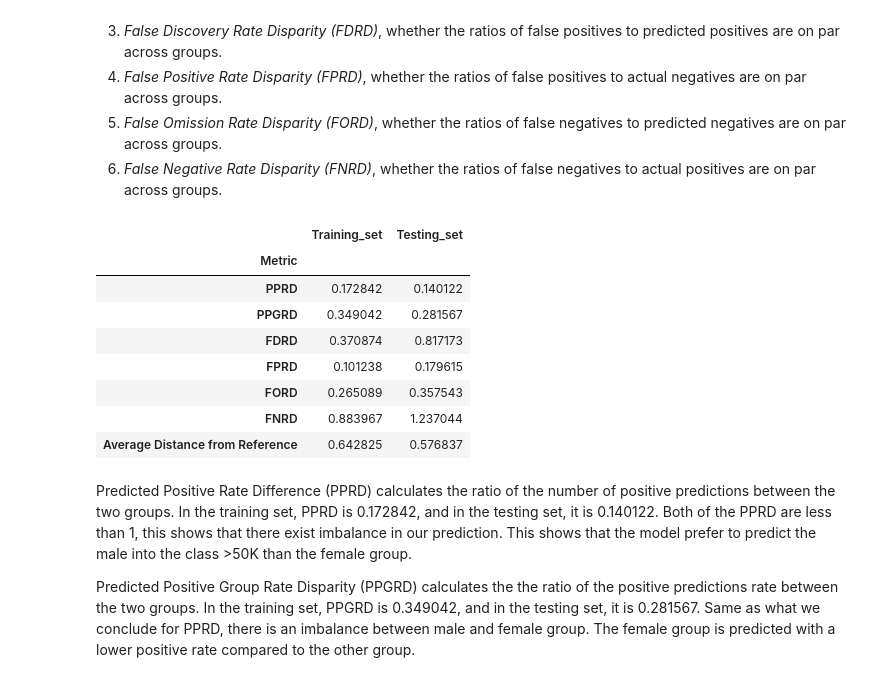
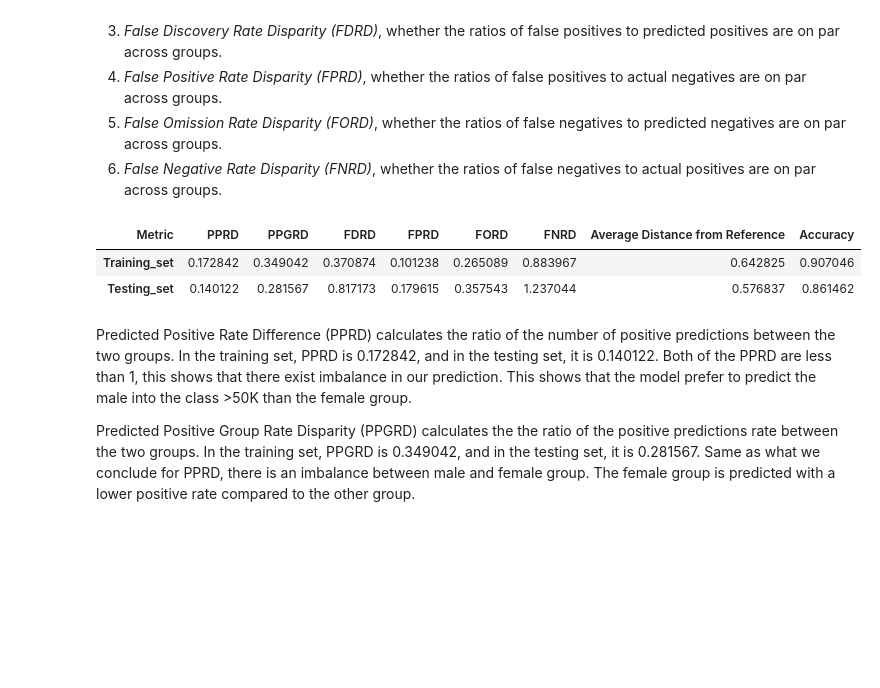
Before and after one commit to wsl0917/DSCI430_module2_assignment, a Jupyter notebook: Module 4 Assignment-1.ipynb, the cells around one changed output. Saved outputs shown, nothing was run; the diff lists cells and outputs as text; code cells hidden in the pictures; blank space fills up the shorter version.

```diff
--- a/Module 4 Assignment-1.ipynb
+++ b/Module 4 Assignment-1.ipynb
@@ -284,32 +284,27 @@ def fairness_metrics(model,test_x,test_y,gender_exist=True,is_TEST = False):
   AVG_D = sum(abs(value - 1) for value in dict.values()) / 6
 
   dict["Average Distance from Reference"] = AVG_D
+  dict["Accuracy"] = model.score(test_x, test_y)
 
 
   metrics_df =  pd.DataFrame(list(dict.items()), columns=['Metric', 'Value'])
   return metrics_df
 # %%
-
+results_dict = {}
 
 results_dict = {
  "Training_set": fairness_metrics(clf,pd.DataFrame(X_train_transformed, columns=column_names),y_train),
  "Testing_set": fairness_metrics(clf,pd.DataFrame(X_test_transformed, columns=column_names),y_test)
 }
 
 results_df = pd.concat(
-    {name: result.set_index('Metric')['Value'] for name, result in results_dict.items()}, axis=1)
+    {name: result.set_index('Metric')['Value'] for name, result in results_dict.items()}, axis=1).T
 
 results_df
 # %% [output]
-|  | Training_set | Testing_set |
-| Metric |  |  |
-| PPRD | 0.172842 | 0.140122 |
-| PPGRD | 0.349042 | 0.281567 |
-| FDRD | 0.370874 | 0.817173 |
-| FPRD | 0.101238 | 0.179615 |
-| FORD | 0.265089 | 0.357543 |
-| FNRD | 0.883967 | 1.237044 |
-| Average Distance from Reference | 0.642825 | 0.576837 |
+| Metric | PPRD | PPGRD | FDRD | FPRD | FORD | FNRD | Average Distance from Reference | Accuracy |
+| Training_set | 0.172842 | 0.349042 | 0.370874 | 0.101238 | 0.265089 | 0.883967 | 0.642825 | 0.907046 |
+| Testing_set | 0.140122 | 0.281567 | 0.817173 | 0.179615 | 0.357543 | 1.237044 | 0.576837 | 0.861462 |
 # %% [markdown]
 
 Predicted Positive Rate Difference (PPRD) calculates the ratio of the number of positive predictions between the two groups. In the training set, PPRD is 0.172842, and in the testing set, it is 0.140122. Both of the PPRD are less than 1, this shows that there exist imbalance in our prediction. This shows that the model prefer to predict the male into the class >50K than the female group.
```
Also changed, not shown: parts of 15 cells of this notebook.
